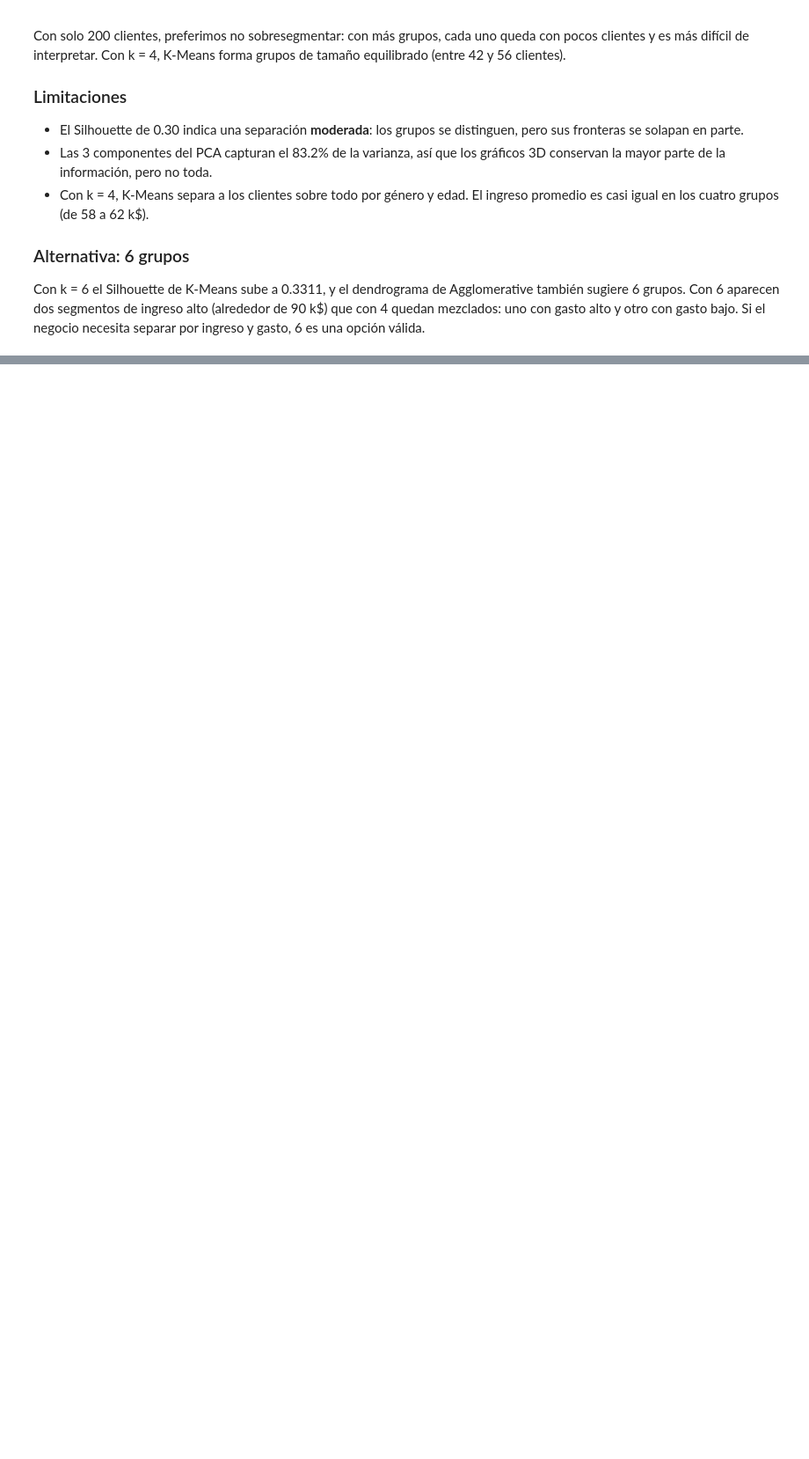
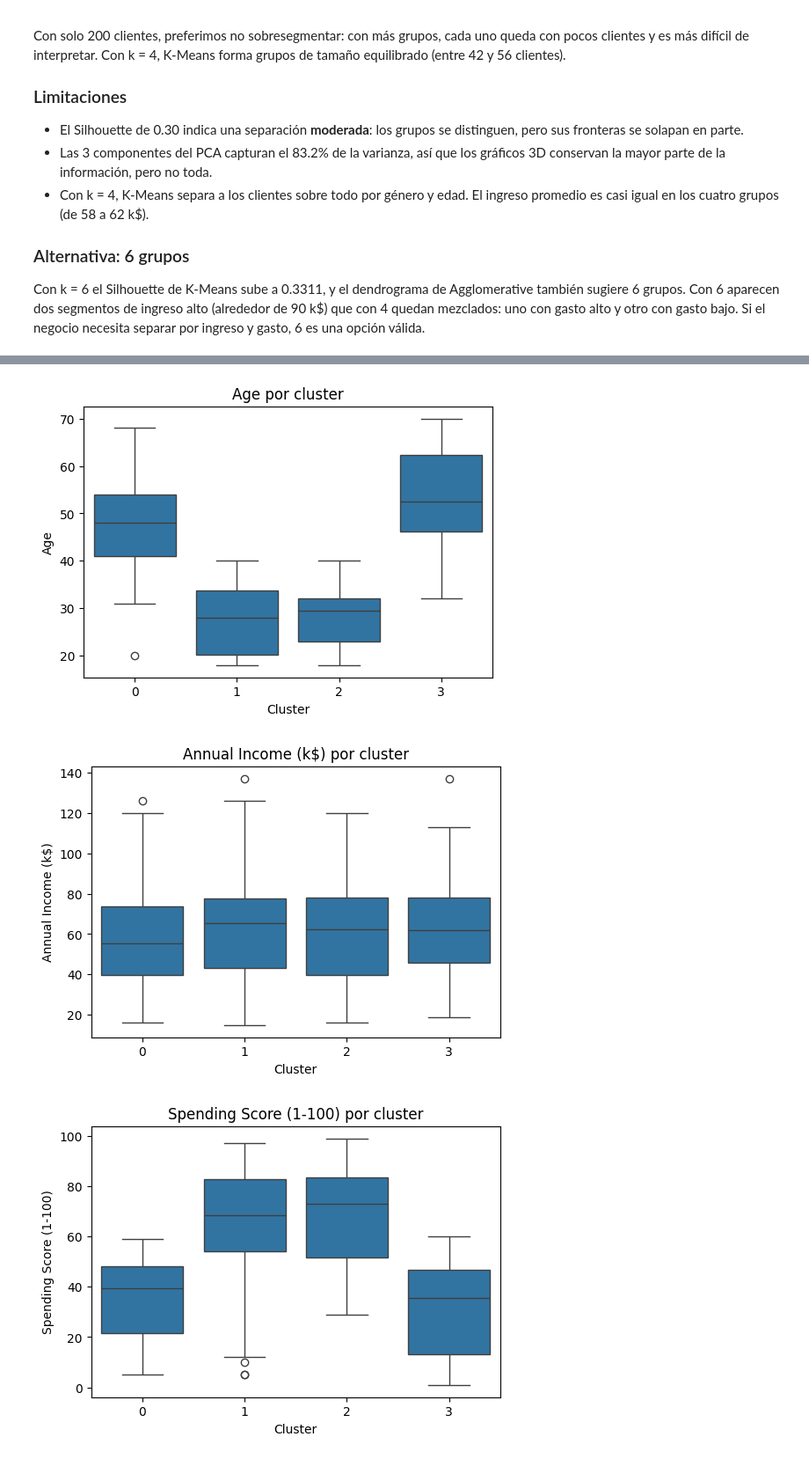
Before and after one commit to lacastrilf/Workshops-Machine-Learning, a Jupyter notebook: 03_Workshop/mall_customers_clustering.ipynb, the cells around one changed output, grey strips where cells are left out. Shown at 88% size. Cells and saved outputs as stored; diff of their text form; code cells hidden in the pictures; blank space fills up the shorter version.

```diff
--- a/03_Workshop/mall_customers_clustering.ipynb
+++ b/03_Workshop/mall_customers_clustering.ipynb
@@ -404,0 +407,3 @@ Con k = 6 el Silhouette de K-Means sube a 0.3311, y el dendrograma de Agglomerat
+# %%
+df["Cluster"] = labels  # las labels del método que seleccionaron en la Fase 6
+df.head()
@@ -404,0 +428,12 @@ Con k = 6 el Silhouette de K-Means sube a 0.3311, y el dendrograma de Agglomerat
+# %%
+import seaborn as sns
+
+for col in ["Age", "Annual Income (k$)", "Spending Score (1-100)"]:
+    plt.figure(figsize=(6, 4))
+    sns.boxplot(data=df, x="Cluster", y=col)
+    plt.title(f"{col} por cluster")
+    plt.show()
+# %% [output]
+[figure, added]
+[figure, added]
+[figure, added]
```
Also changed, not shown: parts of 4 cells of this notebook.
